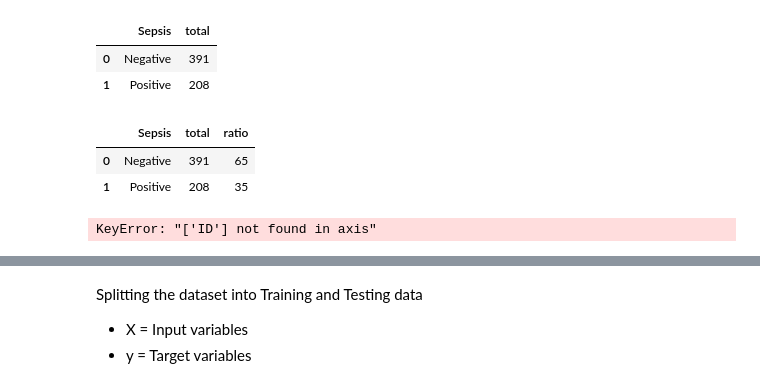
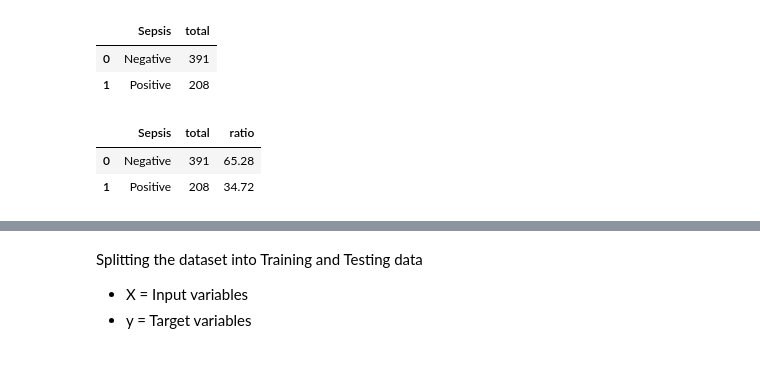
Before and after one commit to valiantezabuku/Building-Machine-Learning-API-s-with-FastAPI-Collabo, a Jupyter notebook: Notebooks/API.ipynb, the cells around one changed output, grey strips where cells are left out. Drawn from its saved outputs; the diff is of its cells as text; code cells hidden in the pictures.

```diff
--- a/API.ipynb
+++ b/Notebooks/API.ipynb
@@ -64,6 +66,6 @@ from imblearn.pipeline import Pipeline as imPipeline
 # %%
 # Load train dataset
-train_df = pd.read_csv("Data/Paitients_Files_Train.csv")
+train_df = pd.read_csv("../Data/Paitients_Files_Train.csv")
 train_df.head()
 # %% [output]
 |  | ID | PRG | PL | PR | SK | TS | M11 | BD2 | Age | Insurance | Sepssis |
@@ -388,14 +390,12 @@ sepsis_dist
 | 0 | Negative | 391 |
 | 1 | Positive | 208 |
 # %%
-sepsis_dist['ratio'] = sepsis_dist['total'].apply(lambda X: round(X/sepsis_dist['total'].sum()*100),2)
+sepsis_dist['ratio'] = sepsis_dist['total'].astype(object).apply(lambda X: round(X / sepsis_dist['total'].sum() * 100,2))
 sepsis_dist
 # %% [output]
 |  | Sepsis | total | ratio |
-| 0 | Negative | 391 | 65 |
-| 1 | Positive | 208 | 35 |
+| 0 | Negative | 391 | 65.28 |
+| 1 | Positive | 208 | 34.72 |
 # %%
 # Dropping the ID column since we will not need it for modelling
-train_df.drop('ID', axis=1, inplace=True)
+train_df = train_df.drop(columns=['ID', 'Age_group'], axis=1)
-# %% [output]
-KeyError: "['ID'] not found in axis"
```
Also changed, not shown: parts of 7 cells of this notebook.
